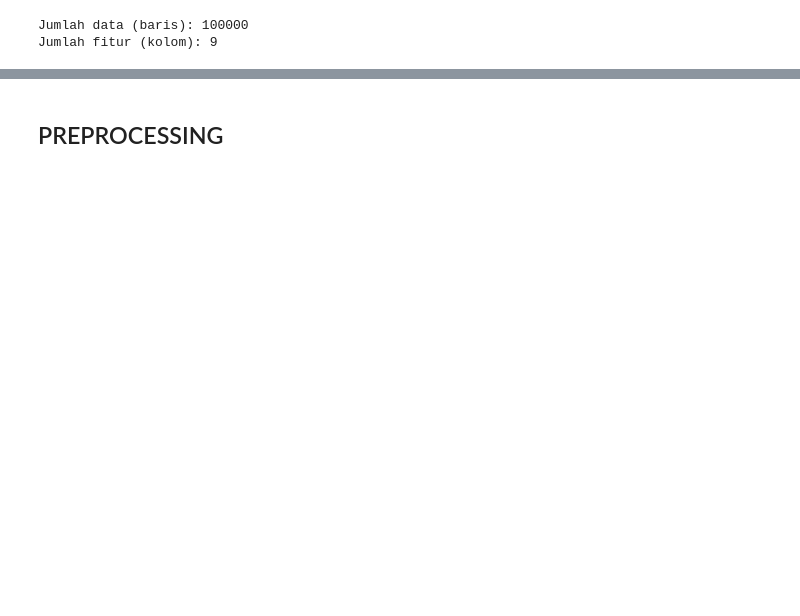
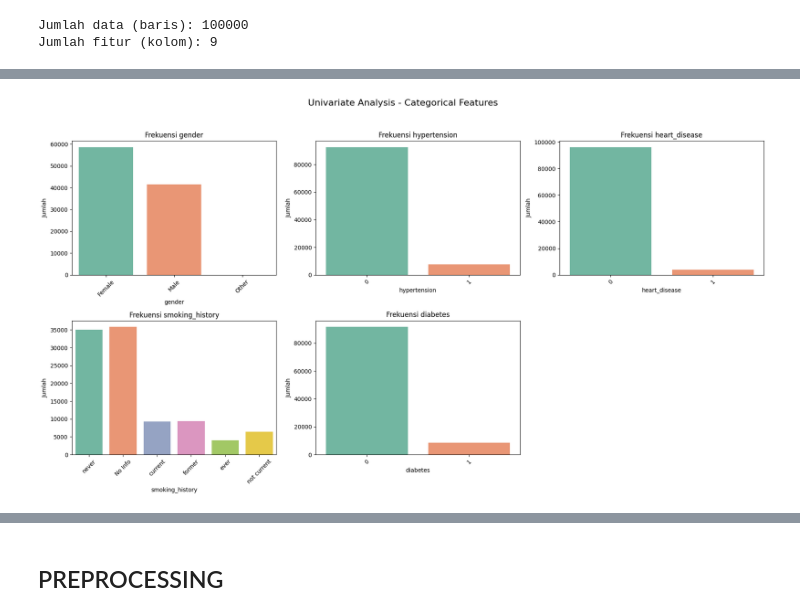
Before and after one commit to SweetAware/sweetaware-model, a Jupyter notebook: notebook.ipynb, the cells around one changed output, grey strips where cells are left out. Saved outputs shown, nothing was run; the diff lists cells and outputs as text; code cells hidden in the pictures; blank space fills up the shorter version.

```diff
--- a/notebook.ipynb
+++ b/notebook.ipynb
@@ -12,9 +38,9 @@ from tensorflow.keras import layers
 ## LOAD DATA
 # %%
 # Load dataset dari path
-file_path = '/content/diabetes_prediction_dataset.csv'
+file_path = 'https://raw.githubusercontent.com/SweetAware/sweetaware-model/refs/heads/main/diabetes_prediction_dataset.csv'
 df = pd.read_csv(file_path)
 
 # Tampilkan 5 baris
-print(df.head())
+df.head(5)
 # %% [output]
@@ -72,0 +106,24 @@ Jumlah fitur (kolom): 9
+# %%
+# split feature
+numerical_features = ['age', 'bmi', 'HbA1c_level', 'blood_glucose_level']
+categorical_features = ['gender', 'hypertension', 'heart_disease', 'smoking_history', 'diabetes']
+# %%
+categorical_summary = []
+
+for col in categorical_features:
+    counts = df[col].value_counts(dropna=False)
+    percentages = df[col].value_counts(normalize=True, dropna=False) * 100
+
+    temp_df = pd.DataFrame({
+        'feature': col,
+        'category': counts.index.astype(str),  # Pastikan tetap string
+        'count': counts.values,
+        'percentage': percentages.round(2).values
+    })
+
+    categorical_summary.append(temp_df)
+
+categorical_summary_df = pd.concat(categorical_summary, ignore_index=True)
+
+print("\nUnivariate Analysis - Categorical Features")
+print(categorical_summary_df)
@@ -72,0 +148,17 @@ Jumlah fitur (kolom): 9
+# %%
+plt.figure(figsize=(18, 10))
+
+# Buat subplot untuk masing-masing fitur kategorikal
+for i, col in enumerate(categorical_features):
+    plt.subplot(2, 3, i + 1)
+    sns.countplot(data=df, x=col, hue=col, palette='Set2', legend=False)  # tambahkan hue=col & legend=False
+    plt.title(f'Frekuensi {col}')
+    plt.xlabel(col)
+    plt.ylabel('Jumlah')
+    plt.xticks(rotation=45)
+
+plt.suptitle('Univariate Analysis - Categorical Features', fontsize=16)
+plt.tight_layout(rect=[0, 0, 1, 0.95])
+plt.show()
+# %% [output]
+[figure, added]
```
Also changed, not shown: parts of 25 cells of this notebook.
